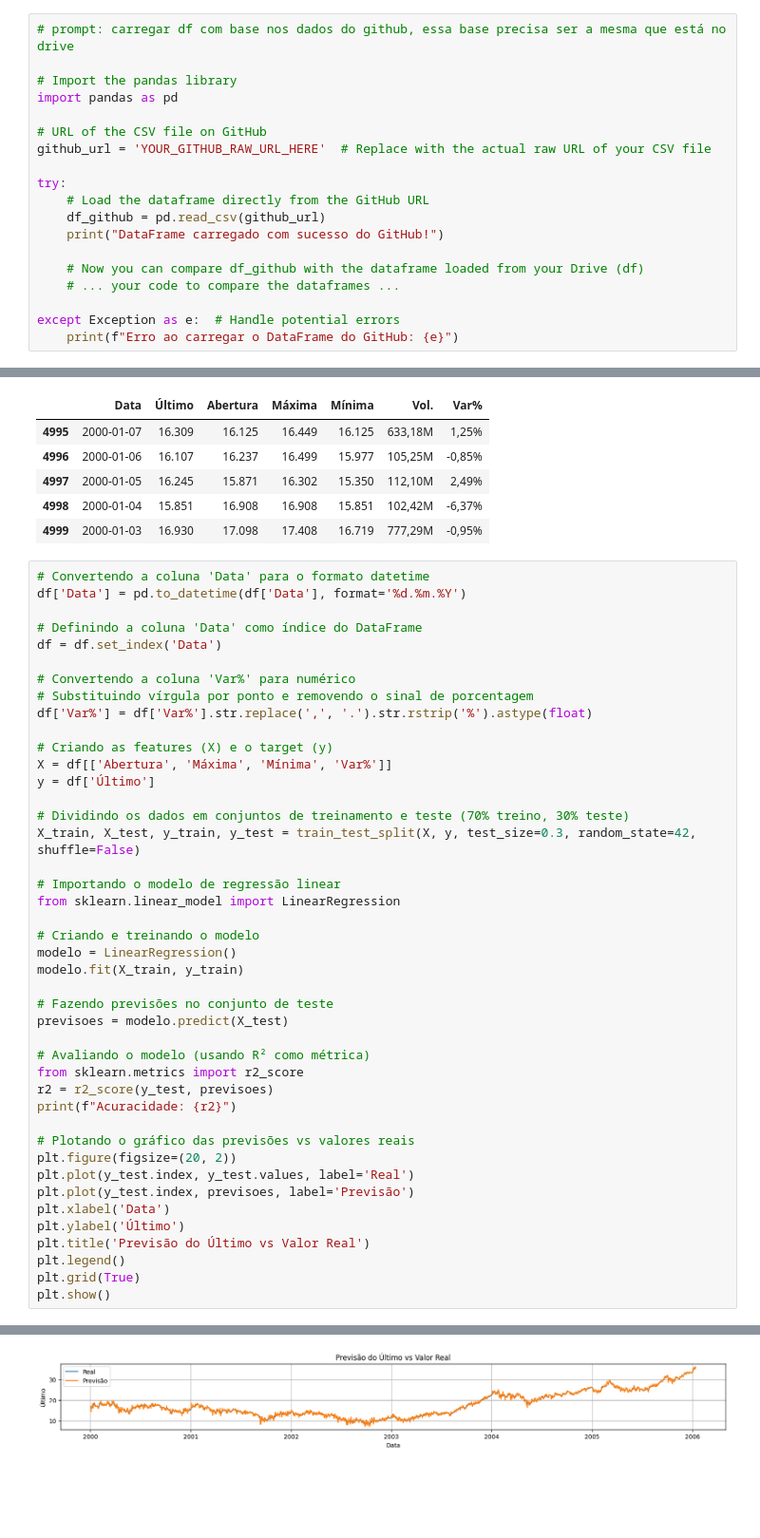
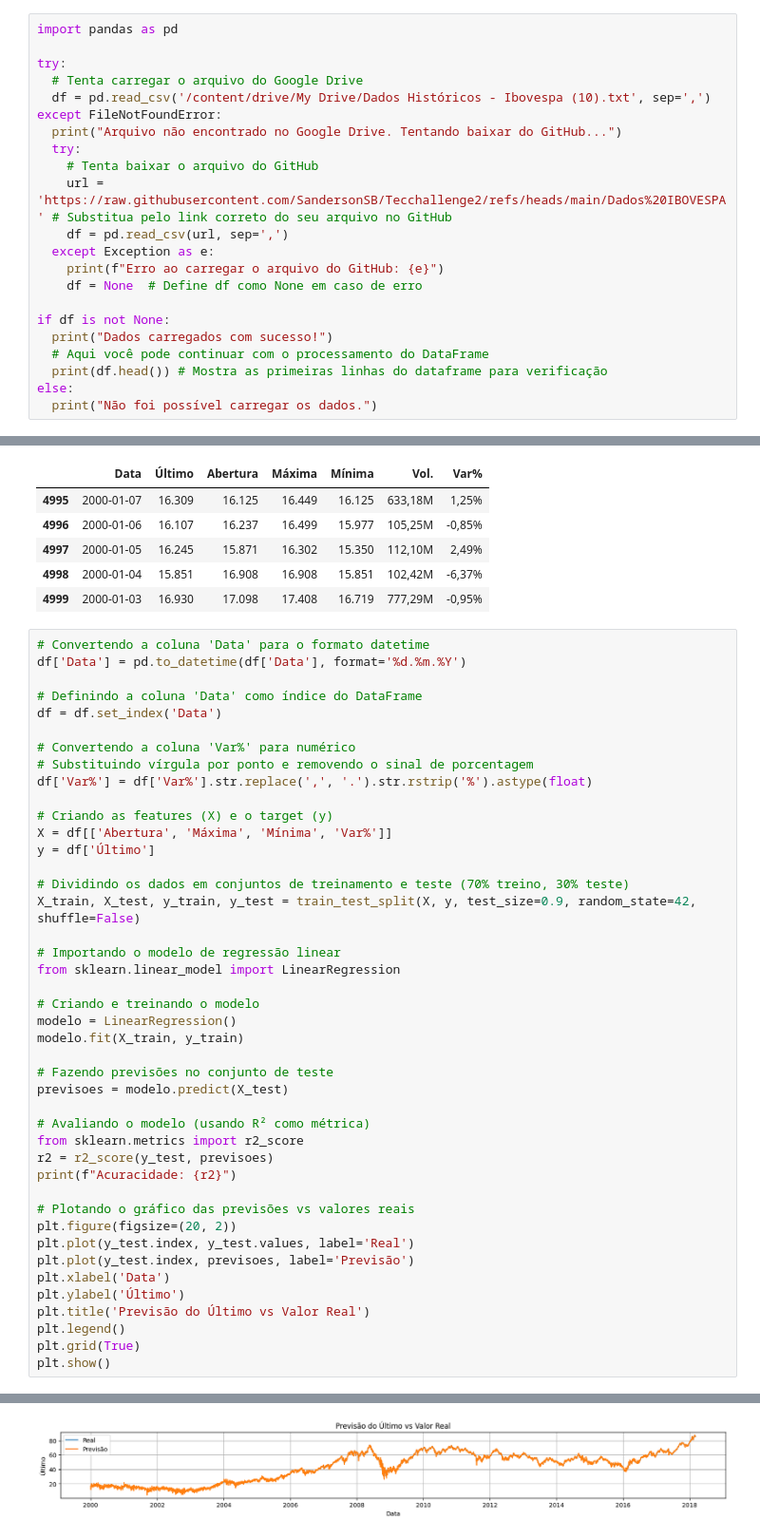
Before and after one commit to SandersonSB/Tecchallenge2, a Jupyter notebook: Untitled2.ipynb, the cells around one changed output, grey strips where cells are left out. Shown at 95% size. Saved outputs shown, nothing was run; the diff lists cells and outputs as text; blank space fills up the shorter version.

```diff
--- a/Untitled2.ipynb
+++ b/Untitled2.ipynb
@@ -156,19 +85,22 @@ None
-# %%
-# prompt: carregar df com base nos dados do github, essa base precisa ser a mesma que está no drive
-
-# Import the pandas library
-import pandas as pd
-
-# URL of the CSV file on GitHub
-github_url = 'YOUR_GITHUB_RAW_URL_HERE'  # Replace with the actual raw URL of your CSV file
-
-try:
-    # Load the dataframe directly from the GitHub URL
-    df_github = pd.read_csv(github_url)
-    print("DataFrame carregado com sucesso do GitHub!")
-
-    # Now you can compare df_github with the dataframe loaded from your Drive (df)
-    # ... your code to compare the dataframes ...
-
-except Exception as e:  # Handle potential errors
-    print(f"Erro ao carregar o DataFrame do GitHub: {e}")
+# %%
+import pandas as pd
+
+try:
+  # Tenta carregar o arquivo do Google Drive
+  df = pd.read_csv('/content/drive/My Drive/Dados Históricos - Ibovespa (10).txt', sep=',')
+except FileNotFoundError:
+  print("Arquivo não encontrado no Google Drive. Tentando baixar do GitHub...")
+  try:
+    # Tenta baixar o arquivo do GitHub
+    url = 'https://raw.githubusercontent.com/SandersonSB/Tecchallenge2/refs/heads/main/Dados%20IBOVESPA' # Substitua pelo link correto do seu arquivo no GitHub
+    df = pd.read_csv(url, sep=',')
+  except Exception as e:
+    print(f"Erro ao carregar o arquivo do GitHub: {e}")
+    df = None  # Define df como None em caso de erro
+
+if df is not None:
+  print("Dados carregados com sucesso!")
+  # Aqui você pode continuar com o processamento do DataFrame
+  print(df.head()) # Mostra as primeiras linhas do dataframe para verificação
+else:
+  print("Não foi possível carregar os dados.")
@@ -198,7 +139,7 @@ X = df[['Abertura', 'Máxima', 'Mínima', 'Var%']]
 y = df['Último']
 
 # Dividindo os dados em conjuntos de treinamento e teste (70% treino, 30% teste)
-X_train, X_test, y_train, y_test = train_test_split(X, y, test_size=0.3, random_state=42, shuffle=False)
+X_train, X_test, y_train, y_test = train_test_split(X, y, test_size=0.9, random_state=42, shuffle=False)
 
 # Importando o modelo de regressão linear
 from sklearn.linear_model import LinearRegression
@@ -230 +171 @@ Acuracidade: 0.9935926575773332
-[figure, old version]
+[figure, new version]
```
Also changed, not shown: parts of 6 cells of this notebook.
